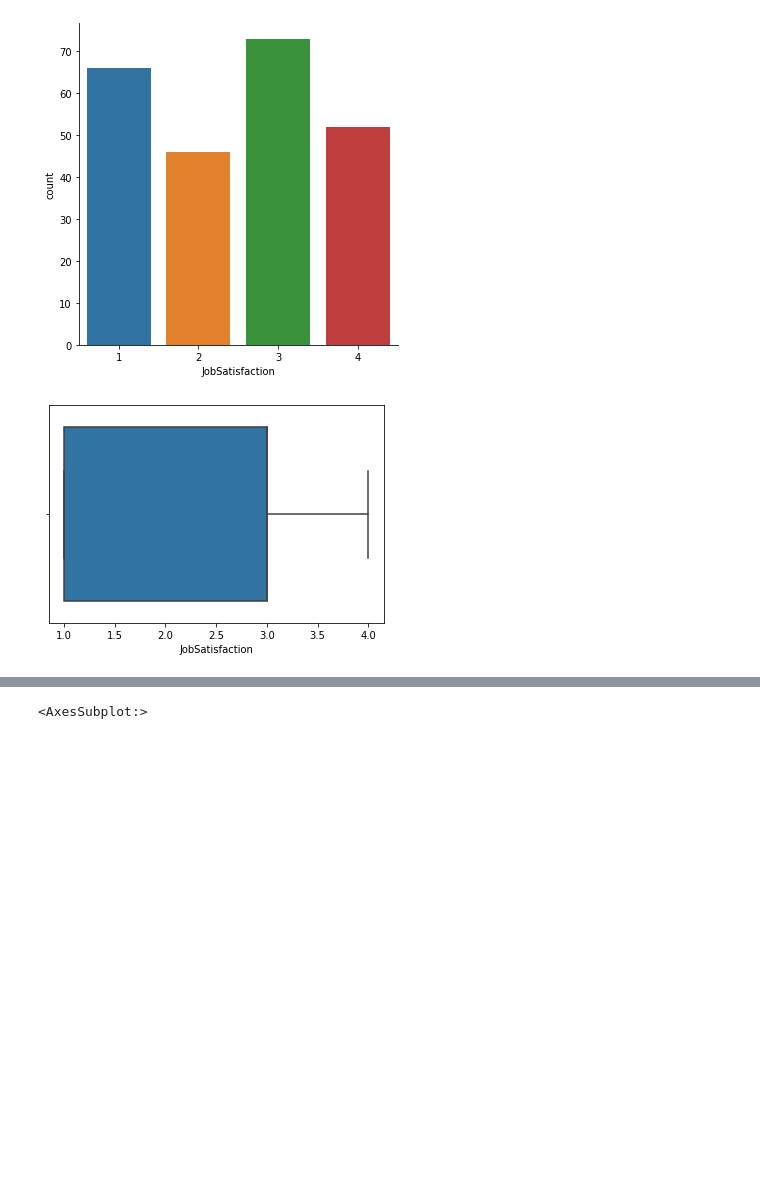
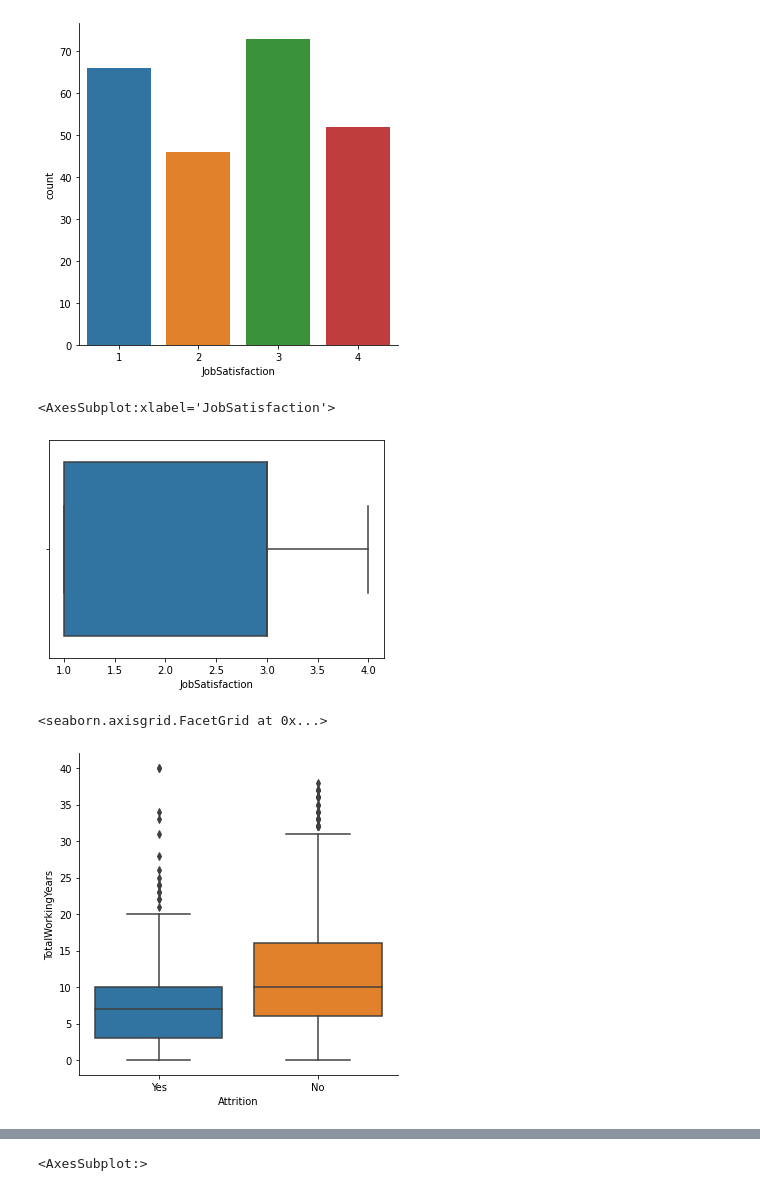
Before and after one commit to AlexRandria/python_numpy, a Jupyter notebook: pandasExo.ipynb, the cells around one changed output, grey strips where cells are left out. Cells and saved outputs as stored; diff of their text form; code cells hidden in the pictures; blank space fills up the shorter version.

```diff
--- a/pandasExo.ipynb
+++ b/pandasExo.ipynb
@@ -196,6 +201,12 @@ sb.catplot(x="JobSatisfaction", data = ibm[ibm['Attrition'] == "Yes"], kind="cou
 <seaborn.axisgrid.FacetGrid at 0x...>
 [figure]
 # %%
-ax = sb.boxplot(x=ibm[ibm['Attrition'] == "Yes"]['JobSatisfaction'])
+sb.boxplot(x=ibm[ibm['Attrition'] == "Yes"]['JobSatisfaction'])
 # %% [output]
+<AxesSubplot:xlabel='JobSatisfaction'>
 [figure]
+# %%
+sb.catplot(y="TotalWorkingYears", x="Attrition", data=ibm, kind="box")
+# %% [output]
+<seaborn.axisgrid.FacetGrid at 0x...>
+[figure, added]
```
Also changed, not shown: parts of 18 cells of this notebook, 1 other file.
